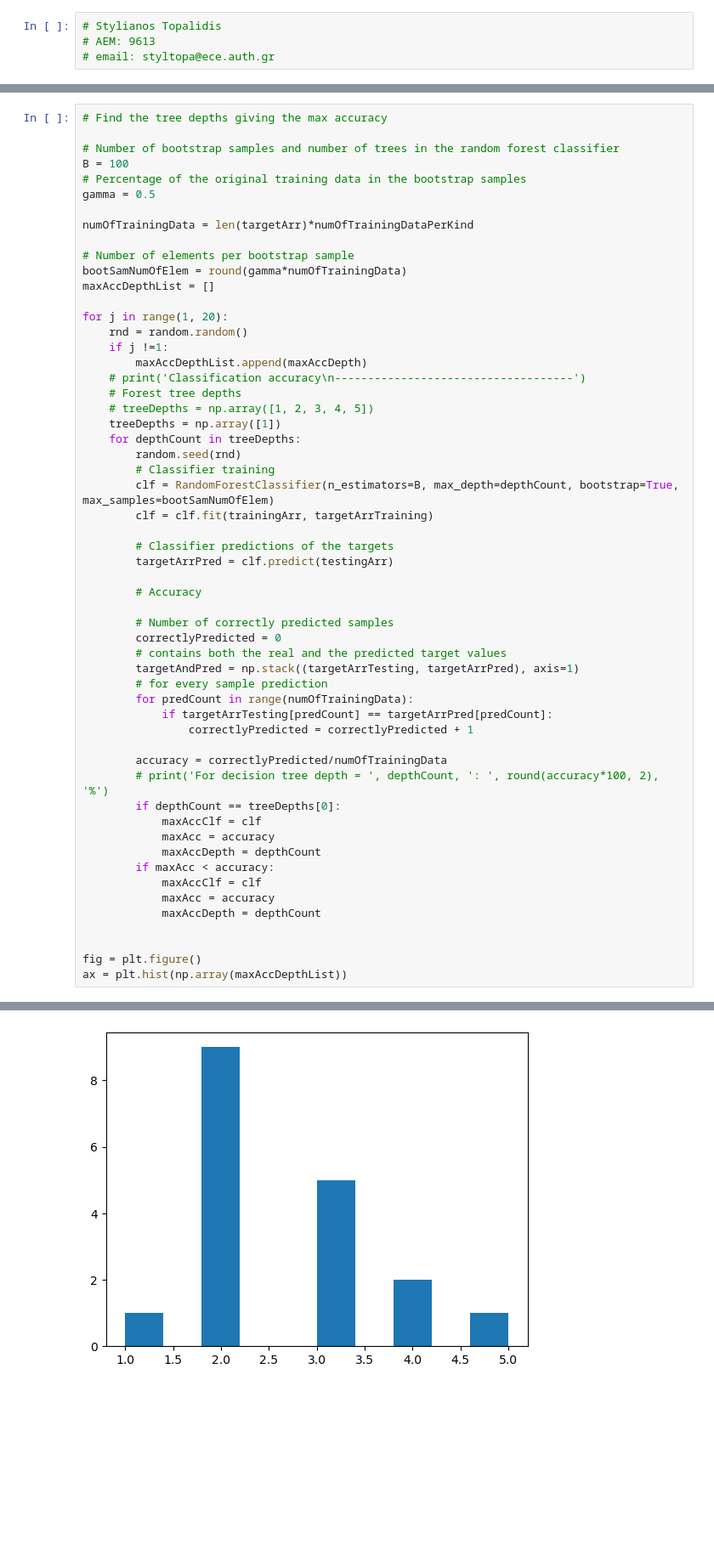
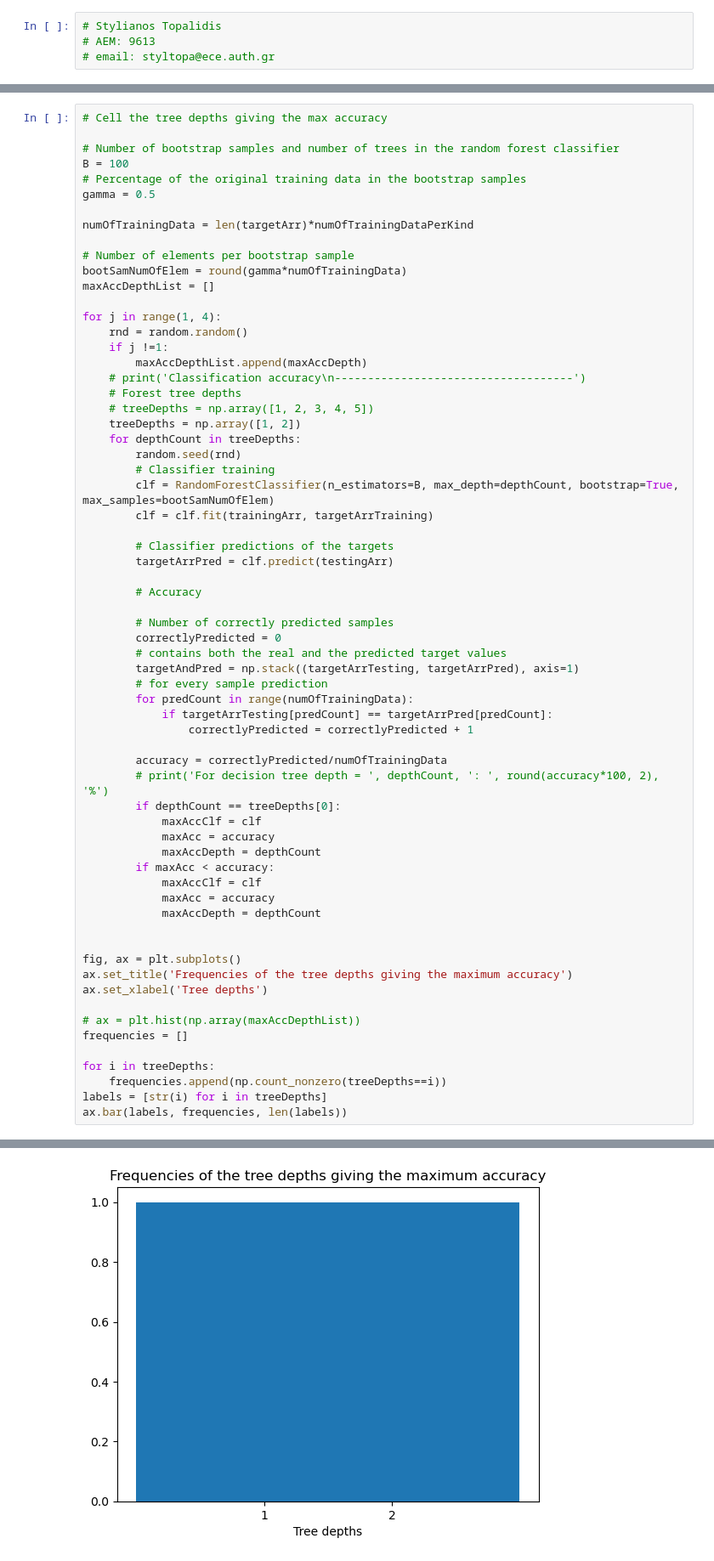
Before and after one commit to styltopa/PatternRecognition, a Jupyter notebook: topalidis_9613_Assignment3.ipynb, the cells around one changed output, grey strips where cells are left out. Shown at 85% size. Saved outputs shown, nothing was run; the diff lists cells and outputs as text; blank space fills up the shorter version.

Commit message:
Bar graph for the frequencies of depths giving forests with the maximum accuracy

```diff
--- a/topalidis_9613_Assignment3.ipynb
+++ b/topalidis_9613_Assignment3.ipynb
@@ -344,5 +349,5 @@ plt.legend(loc='lower right')
 # %%
-# Find the tree depths giving the max accuracy
+# Cell the tree depths giving the max accuracy
 
 # Number of bootstrap samples and number of trees in the random forest classifier
 B = 100
@@ -355,14 +360,14 @@ numOfTrainingData = len(targetArr)*numOfTrainingDataPerKind
 bootSamNumOfElem = round(gamma*numOfTrainingData)
 maxAccDepthList = []
 
-for j in range(1, 20):
+for j in range(1, 4):
     rnd = random.random()
     if j !=1:
         maxAccDepthList.append(maxAccDepth)
     # print('Classification accuracy\n------------------------------------')
     # Forest tree depths
     # treeDepths = np.array([1, 2, 3, 4, 5])
-    treeDepths = np.array([1])
+    treeDepths = np.array([1, 2])
     for depthCount in treeDepths:
         random.seed(rnd)
         # Classifier training
@@ -395,6 +400,15 @@ for j in range(1, 20):
             maxAccDepth = depthCount
 
 
-fig = plt.figure()
-ax = plt.hist(np.array(maxAccDepthList))
+fig, ax = plt.subplots()
+ax.set_title('Frequencies of the tree depths giving the maximum accuracy')
+ax.set_xlabel('Tree depths')
+
+# ax = plt.hist(np.array(maxAccDepthList))
+frequencies = []
+
+for i in treeDepths:
+    frequencies.append(np.count_nonzero(treeDepths==i))
+labels = [str(i) for i in treeDepths]
+ax.bar(labels, frequencies, len(labels))
 # %% [output]
@@ -401 +416 @@ ax = plt.hist(np.array(maxAccDepthList))
-[figure, old version]
+[figure, new version]
```
Also changed, not shown: parts of 3 cells of this notebook.
